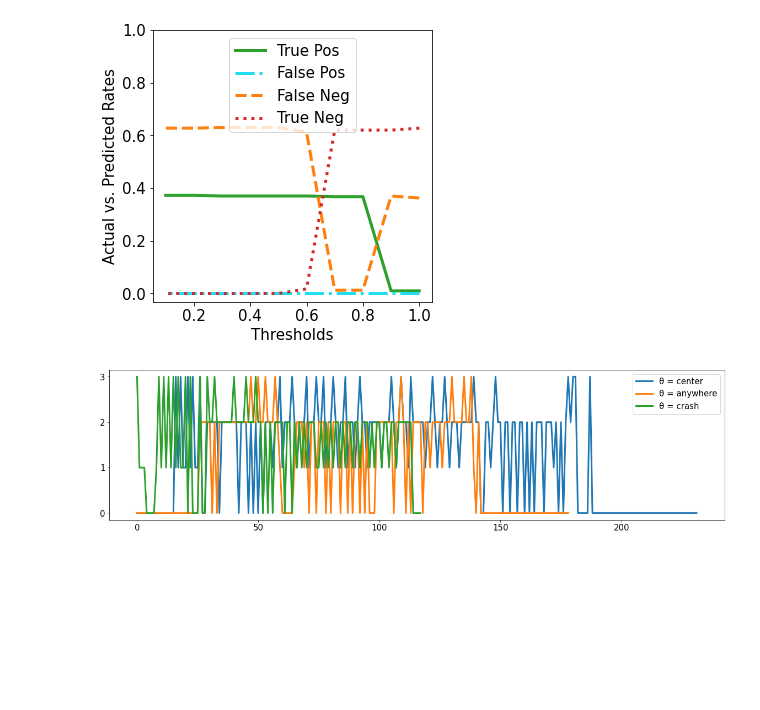
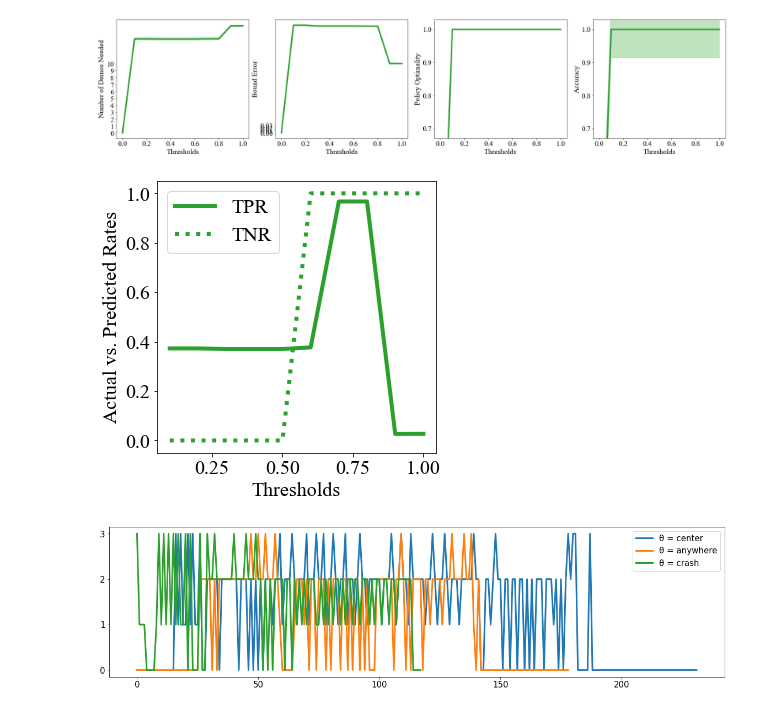
Before and after one commit to dsbrown1331/birl, a Jupyter notebook: plots.ipynb, the cells around one changed output. Cells and saved outputs as stored; diff of their text form; code cells hidden in the pictures; blank space fills up the shorter version.

```diff
--- a/plots.ipynb
+++ b/plots.ipynb
@@ -184,16 +190,14 @@ plt.show()
 # %%
-# thresholds = [10, 20, 30, 40, 50]
-thresholds = [0.1, 0.2, 0.3, 0.4, 0.5, 0.6, 0.7, 0.8, 0.9, 1.0]
-metrics = {}
-metrics["accuracies"] = {threshold: 0 for threshold in thresholds}
-metrics["avg_bound_errors"] = {threshold: [] for threshold in thresholds}
-metrics["bounds"] = {threshold: [] for threshold in thresholds}
-metrics["true_evds"] = {threshold: [] for threshold in thresholds}
-metrics["num_demos"] = {threshold: [] for threshold in thresholds}
-metrics["policy_accuracies"] = {threshold: [] for threshold in thresholds}
-metrics["policy_optimalities"] = {threshold: [] for threshold in thresholds}
-metrics["confidence"] = {threshold: 0 for threshold in thresholds}
-metrics["confusion_matrices"] = {threshold: [[]] for threshold in thresholds}
+lander_baseline_metrics = {}
+lander_baseline_metrics["accuracies"] = {threshold: 0 for threshold in baseline_thresholds}
+lander_baseline_metrics["avg_bound_errors"] = {threshold: [] for threshold in baseline_thresholds}
+lander_baseline_metrics["bounds"] = {threshold: [] for threshold in baseline_thresholds}
+lander_baseline_metrics["true_evds"] = {threshold: [] for threshold in baseline_thresholds}
+lander_baseline_metrics["num_demos"] = {threshold: [] for threshold in baseline_thresholds}
+lander_baseline_metrics["policy_accuracies"] = {threshold: [] for threshold in baseline_thresholds}
+lander_baseline_metrics["policy_optimalities"] = {threshold: [] for threshold in baseline_thresholds}
+lander_baseline_metrics["confidence"] = {threshold: 0 for threshold in baseline_thresholds}
+lander_baseline_metrics["confusion_matrices"] = {threshold: [[]] for threshold in baseline_thresholds}
 
 with open("../continuous_birl/simulations/lander/baseline.txt") as file:
     lines = file.readlines()
@@ -220,10 +224,10 @@ with open("../continuous_birl/simulations/lander/baseline.txt") as file:
             curr_metric = "confusion_matrices"
         elif line.strip().startswith(("0", "1", "2", "3", "4", "5", "6", "7", "8", "9", "[")) and "demonstrations" not in line.strip():
             if curr_metric != "confidence" and curr_metric != "accuracies" and curr_metric != "" and curr_metric != "confusion_matrices":
-                metrics[curr_metric][curr_thresh].append(np.abs(float(line.strip())))
+                lander_baseline_metrics[curr_metric][curr_thresh].append(np.abs(float(line.strip())))
             elif curr_metric == "confidence" or curr_metric == "accuracies":
-                metrics[curr_metric][curr_thresh] = float(line.strip())
+                lander_baseline_metrics[curr_metric][curr_thresh] = float(line.strip())
             elif curr_metric == "confusion_matrices":
-                metrics[curr_metric][curr_thresh] = eval(line.strip())
+                lander_baseline_metrics[curr_metric][curr_thresh] = eval(line.strip())
         else:
             curr_metric = ""
@@ -291,20 +234,11 @@ plt.show()
-# %%
-fig, ax = plt.subplots(1, 1, figsize = (5, 5))
-tp = [metrics["confusion_matrices"][t][0][0] / sum(np.array(metrics["confusion_matrices"][t]).flatten()) for t in x]
-fp = [metrics["confusion_matrices"][t][0][1] / sum(np.array(metrics["confusion_matrices"][t]).flatten()) for t in x]
-fn = [metrics["confusion_matrices"][t][1][0] / sum(np.array(metrics["confusion_matrices"][t]).flatten()) for t in x]
-tn = [metrics["confusion_matrices"][t][1][1] / sum(np.array(metrics["confusion_matrices"][t]).flatten()) for t in x]
-plt.plot(x, tp, label = "True Pos", color = "#2CA02C", linestyle = "-")
-plt.plot(x, fp, label = "False Pos", color = "#21DDF1", linestyle = "-.")
-plt.plot(x, fn, label = "False Neg", color = "#FF7F0E", linestyle = "--")
-plt.plot(x, tn, label = "True Neg", color = "#D62728", linestyle = ":")
-ax.set_yticks(np.arange(0.0, 1.1, 0.2))
-plt.ylabel("Actual vs. Predicted Rates")
-plt.xlabel("Thresholds")
-plt.legend()
-plt.show()
-# %% [output]
-[figure, removed]
+# %%
+plot_results(lander_baseline_metrics, "lander", baseline_thresholds)
+# %% [output]
+[figure, added]
+# %%
+sensitivity_plot(lander_baseline_metrics["confusion_matrices"], "lander", baseline_thresholds[1:])
+# %% [output]
+[figure, added]
 # %%
 max_demos = 10
 possible_rewards = ["center", "anywhere", "crash"] + ['hypo0', 'hypo1', 'hypo2', 'hypo4', 'hypo5', 'hypo6', 'hypo7', 'hypo10', 'hypo19', 'hypo22', 'hypo23', 'hypo25', 'hypo26', 'hypo27', 'hypo30', 'hypo31', 'hypo34', 'hypo35', 'hypo37', 'hypo39', 'hypo40', 'hypo42', 'hypo45', 'hypo47', 'hypo48', 'hypo50', 'hypo52', 'hypo53', 'hypo55', 'hypo56', 'hypo57', 'hypo58', 'hypo59', 'hypo61', 'hypo63', 'hypo66', 'hypo67', 'hypo69', 'hypo71', 'hypo73', 'hypo74', 'hypo75', 'hypo76', 'hypo79', 'hypo82', 'hypo86', 'hypo89', 'hypo92', 'hypo93', 'hypo94', 'hypo95', 'hypo96']
```
Also changed, not shown: parts of 19 cells of this notebook, 2 other files.
